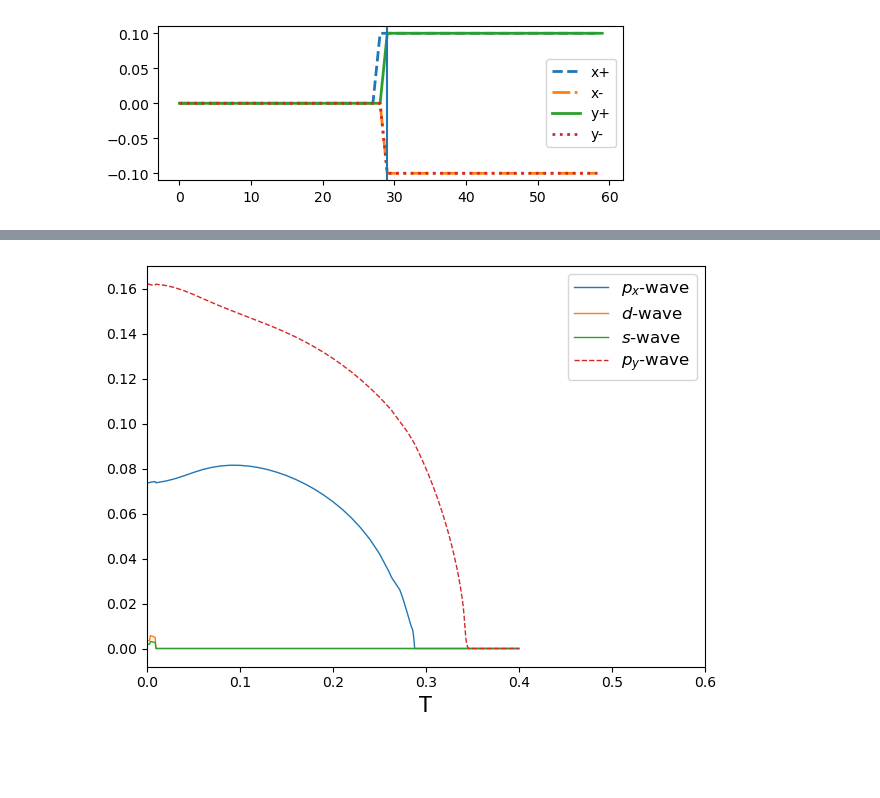
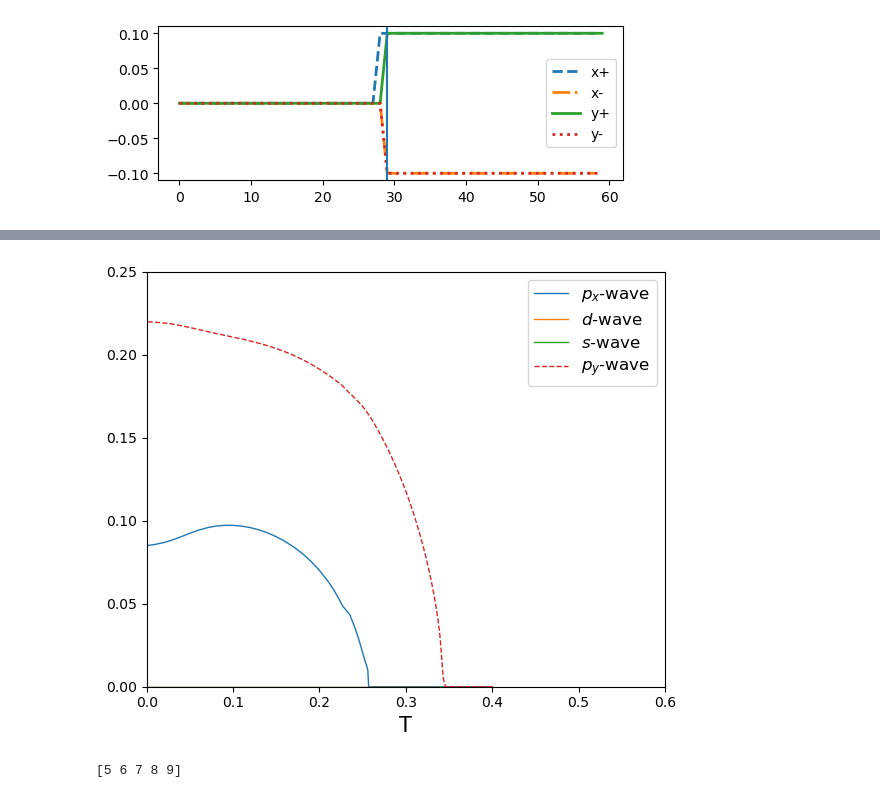
Before and after one commit to emilssp/master-thesis-codebase, a Jupyter notebook: notebooks/NP.ipynb, the cells around one changed output, grey strips where cells are left out. Cells and saved outputs as stored; diff of their text form; code cells hidden in the pictures; blank space fills up the shorter version.

```diff
--- a/notebooks/NP.ipynb
+++ b/notebooks/NP.ipynb
@@ -12,7 +12,7 @@ from scripts.self_consistency import bdg_sc
 widthN = 30
 widthP = 30
 
-X, Y = widthN+widthP, 50
+X, Y = widthN+widthP, 200
 lattice = Lattice(X, Y)
 t = 1
 T = 0.01
@@ -109,8 +146,8 @@ import copy
 # %%
 T_list = np.concatenate([
     np.arange(0.001, 0.009 + 1e-12, 0.001),
-    np.arange(0.01, 0.25 + 1e-12, 0.01),
-    np.arange(0.26, 0.37 + 1e-12, 0.001),
+    np.arange(0.01, 0.20 + 1e-12, 0.01),
+    np.arange(0.21, 0.37 + 1e-12, 0.001),
     np.arange(0.38, 0.40 + 1e-12, 0.01)
 ])
 
@@ -123,10 +160,10 @@ def run_T(T):
         H_local, rtol=0.01, atol=1e-4, maxiter=10000, verbose=False, temperature=T
     )
     return (
-        np.mean(F_px),#[widthN:]),
-        np.mean(F_py),#[widthN:]),
-        np.mean(F_swave),#[widthN:]),
-        np.mean(F_dwave),#[widthN:]),
+        np.mean(F_px[widthN:]),
+        np.mean(F_py[widthN:]),
+        np.mean(F_swave[widthN:]),
+        np.mean(F_dwave[widthN:]),
     )
 
 results = Parallel(n_jobs=-1)(
@@ -135,18 +172,23 @@ results = Parallel(n_jobs=-1)(
 
 F_px_arr, F_py_arr, F_swave_arr, F_dwave_arr = map(np.array, zip(*results))
 # %%
-plt.figure(1)
+plt.figure(figsize=(6,5))
 plt.clf()
 plt.plot(T_list, np.real(F_px_arr), linewidth=1, label=r"$p_x$-wave")
 plt.plot(T_list, np.abs(F_dwave_arr), linewidth=1, label=r"$d$-wave")
 plt.plot(T_list, np.abs(F_swave_arr), linewidth=1, label=r"$s$-wave")
 
 plt.plot(T_list, np.imag(F_py_arr), "--", linewidth=1, label=r"$p_y$-wave")
-# plt.ylim(0,0.3)
+plt.ylim(0,0.25)
 plt.xlim(0,0.6)
 plt.xlabel("T", fontsize=15)
 plt.legend(loc="best", fontsize=12)
 plt.tight_layout()
 plt.show()
 # %% [output]
-[figure, old version]
+[figure, new version]
+# %%
+arr = np.arange(1,10)
+print(arr[4:])
+# %% [output]
+[5 6 7 8 9]
```
Also changed, not shown: parts of 4 cells of this notebook, 3 other files.
